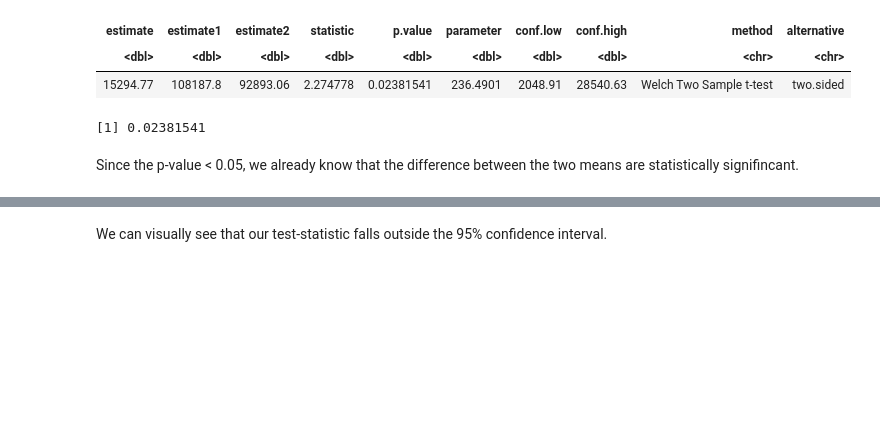
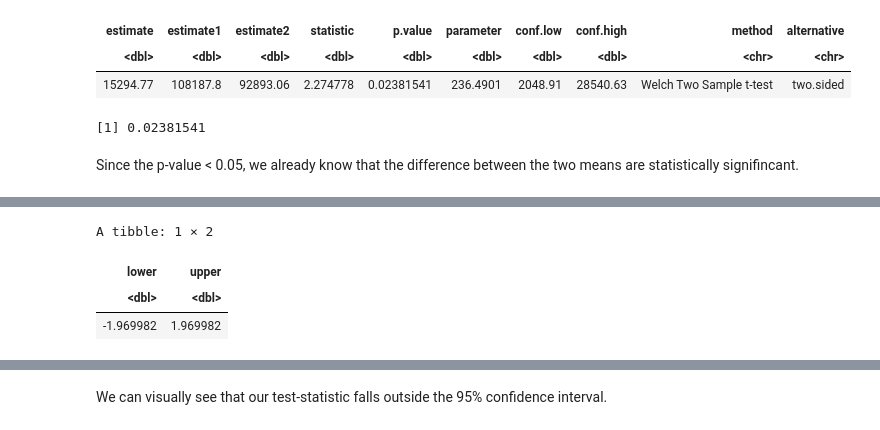
Before and after one commit to aaryan-rampal/stat-201-project, a Jupyter notebook: proposal.ipynb, the cells around one changed output, grey strips where cells are left out. Cells and saved outputs as stored; diff of their text form; code cells hidden in the pictures; blank space fills up the shorter version.

```diff
--- a/proposal.ipynb
+++ b/proposal.ipynb
@@ -208,0 +210,10 @@ t_dist
+# %%
+ci <- tibble(lower = qt(0.025, df),
+             upper = qt(0.975, df))
+
+ci
+# %% [output]
+A tibble: 1 × 2
+| lower | upper |
+| <dbl> | <dbl> |
+| -1.969982 | 1.969982 |
```
Also changed, not shown: parts of 9 cells of this notebook.
